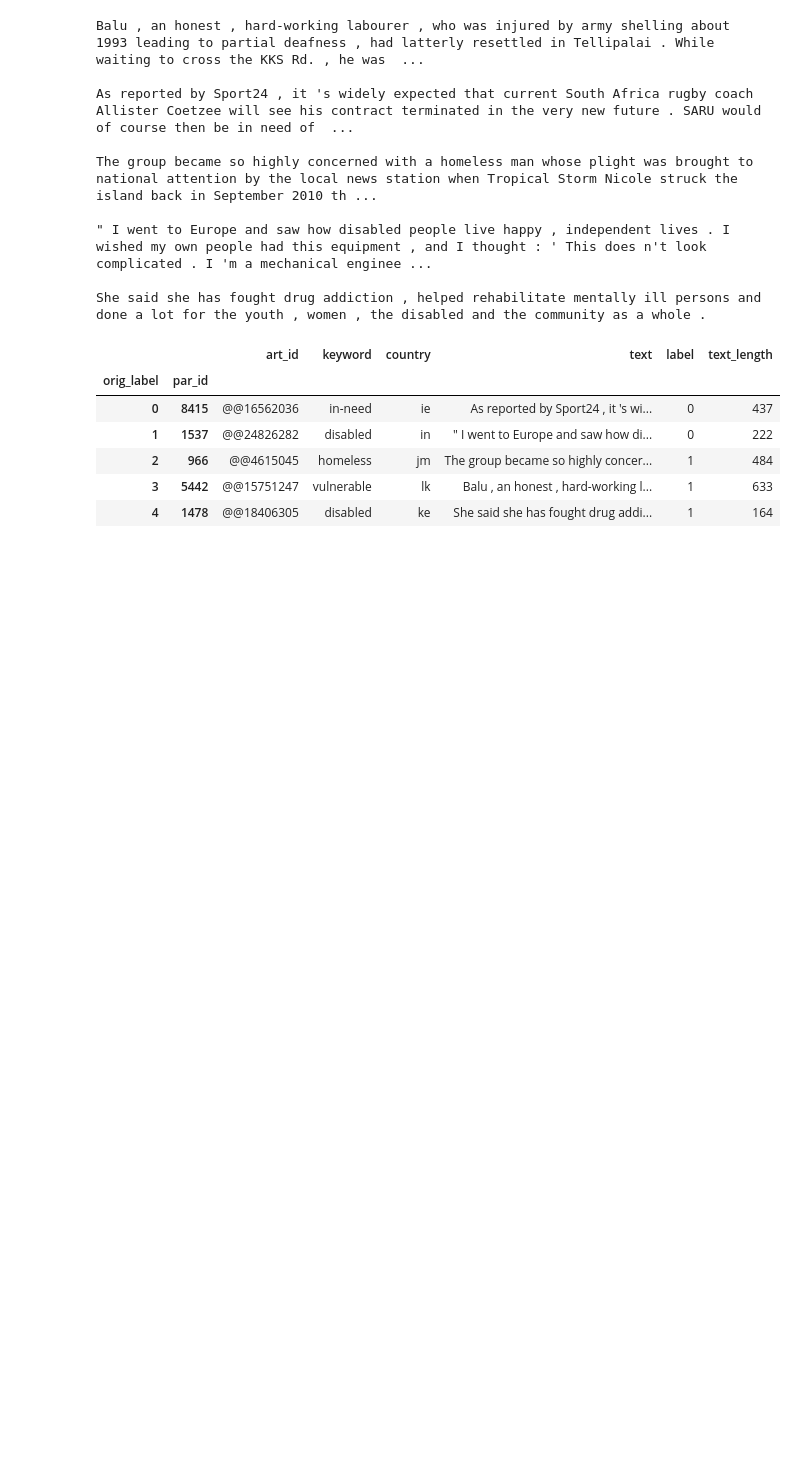
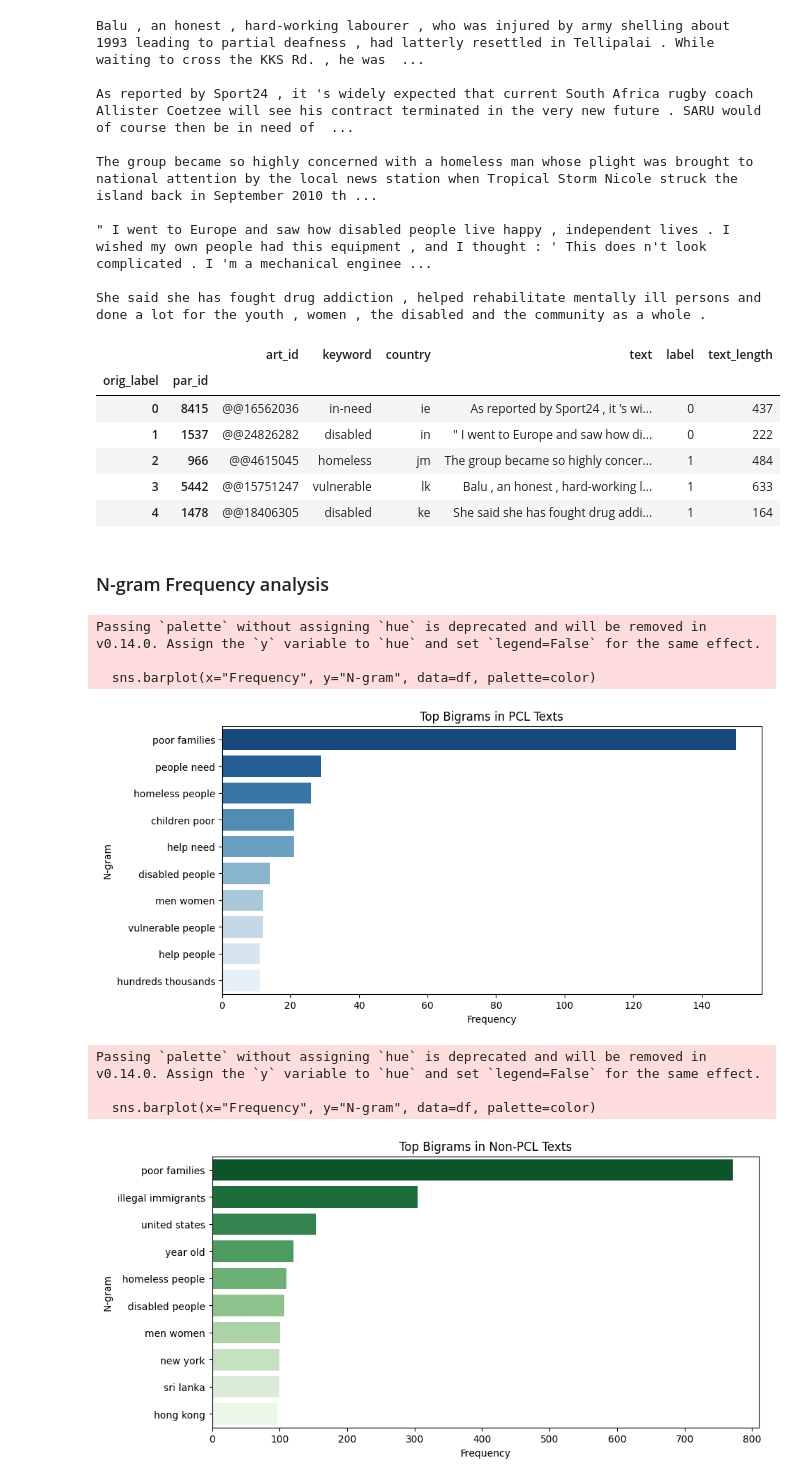
Before and after one commit to UnheardChunk/PCL-Detection, a Jupyter notebook: analysis/dataset_analysis.ipynb, the cells around one changed output. Drawn from its saved outputs; the diff is of its cells as text; code cells hidden in the pictures; blank space fills up the shorter version.

```diff
--- a/analysis/dataset_analysis.ipynb
+++ b/analysis/dataset_analysis.ipynb
@@ -114,3 +120,42 @@ samples
 # %%
 # TODO: Change analysis to run on training set
 # TODO: See most frequent n-grams for each class
+# %% [markdown]
+### N-gram Frequency analysis
+# %%
+from sklearn.feature_extraction.text import CountVectorizer
+import seaborn as sns
+
+def get_top_n_grams(texts, n=None, ngram_range=(2,2)):
+    """Gets the top n-grams with their frequencies"""
+    vectorizer = CountVectorizer(ngram_range=ngram_range, stop_words="english")
+    X = vectorizer.fit_transform(texts)
+    frequencies = X.sum(axis=0).tolist()[0]
+    ngrams_frequency = sorted(zip(vectorizer.get_feature_names_out(), frequencies), key=lambda x: x[1], reverse=True)[:n]
+
+    return pd.DataFrame(ngrams_frequency, columns=["N-gram", "Frequency"])
+
+def plot_ngrams(df, title, color):
+    plt.figure(figsize=(10, 5))
+    sns.barplot(x="Frequency", y="N-gram", data=df, palette=color)
+    plt.title(title)
+    plt.xlabel("Frequency")
+    plt.ylabel("N-gram")
+    plt.show()
+
+# Get the bigrams for PCL and non-PCL texts
+top_bigrams_pcl = get_top_n_grams(dataset[dataset['label'] == 1]["text"], n=10)
+top_bigrams_nonpcl = get_top_n_grams(dataset[dataset['label'] == 0]["text"], n=10)
+
+# Plot the bigrams
+plot_ngrams(top_bigrams_pcl, "Top Bigrams in PCL Texts", "Blues_r")
+plot_ngrams(top_bigrams_nonpcl, "Top Bigrams in Non-PCL Texts", "Greens_r")
+# %% [output]
+Passing `palette` without assigning `hue` is deprecated and will be removed in v0.14.0. Assign the `y` variable to `hue` and set `legend=False` for the same effect.
+
+  sns.barplot(x="Frequency", y="N-gram", data=df, palette=color)
+[figure, added]
+Passing `palette` without assigning `hue` is deprecated and will be removed in v0.14.0. Assign the `y` variable to `hue` and set `legend=False` for the same effect.
+
+  sns.barplot(x="Frequency", y="N-gram", data=df, palette=color)
+[figure, added]
```
Also changed, not shown: parts of 5 cells of this notebook, 1 other file.
